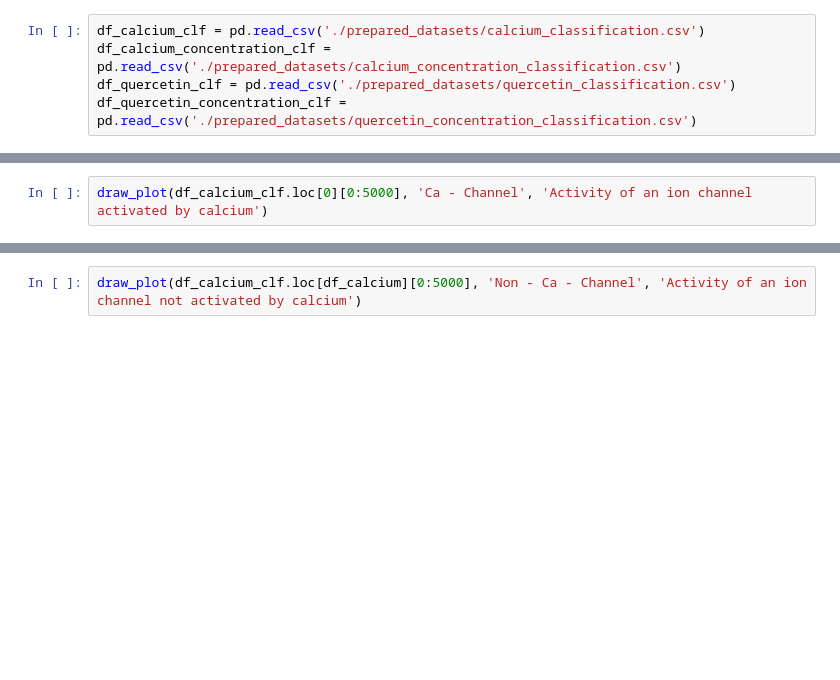
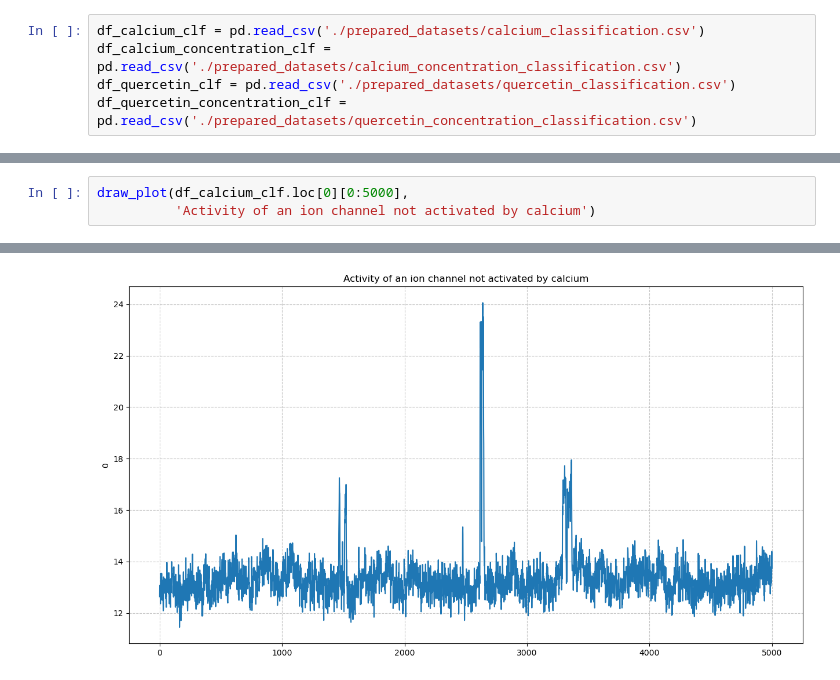
Before and after one commit to aleksanderbies/BK_channels_Quercetin_Calcium_Cellular_BD_Classification, a Jupyter notebook: dashboard.ipynb, the cells around one changed output, grey strips where cells are left out. Drawn from its saved outputs; the diff is of its cells as text; blank space fills up the shorter version.

```diff
--- a/dashboard.ipynb
+++ b/dashboard.ipynb
@@ -17,3 +33,4 @@ df_quercetin_concentration_clf = pd.read_csv('./prepared_datasets/quercetin_conc
 # %%
-draw_plot(df_calcium_clf.loc[0][0:5000], 'Ca - Channel', 'Activity of an ion channel activated by calcium')
+draw_plot(df_calcium_clf.loc[0][0:5000],
+          'Activity of an ion channel not activated by calcium')
 # %% [output]
@@ -21,2 +37 @@ draw_plot(df_calcium_clf.loc[0][0:5000], 'Ca - Channel', 'Activity of an ion cha
+[figure, added]
-# %%
-draw_plot(df_calcium_clf.loc[df_calcium][0:5000], 'Non - Ca - Channel', 'Activity of an ion channel not activated by calcium')
```
Also changed, not shown: parts of 4 cells of this notebook, 5 other files.
